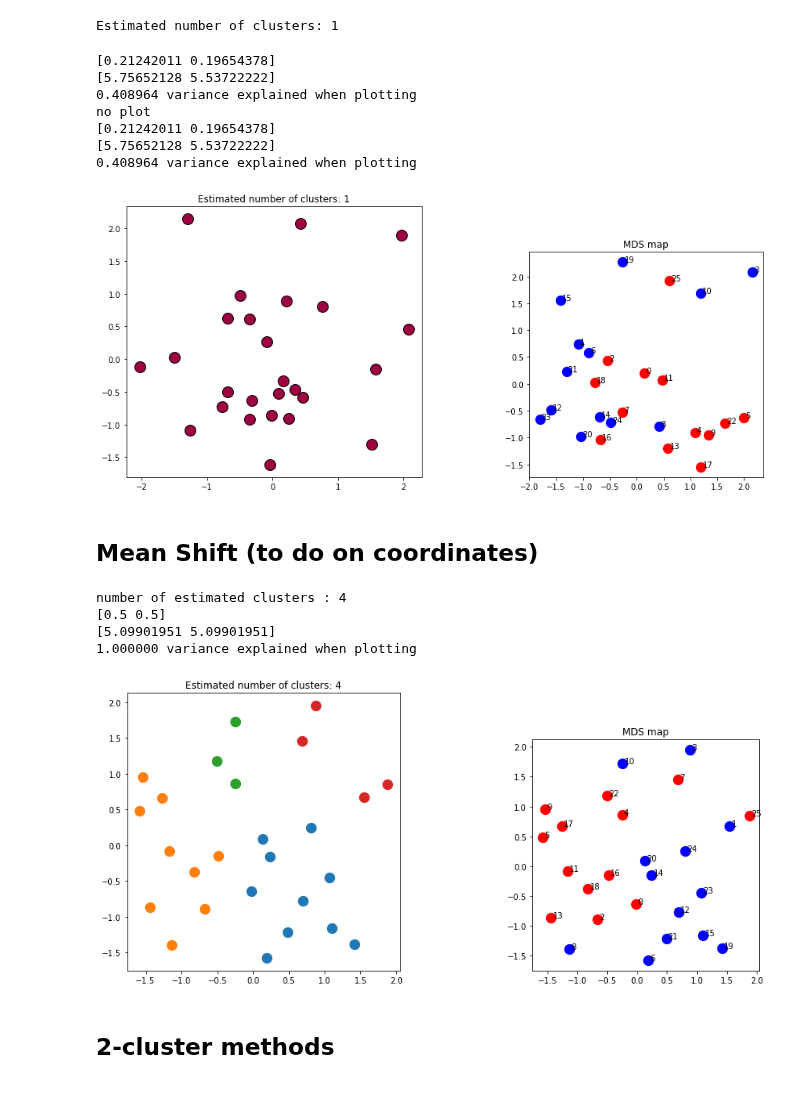
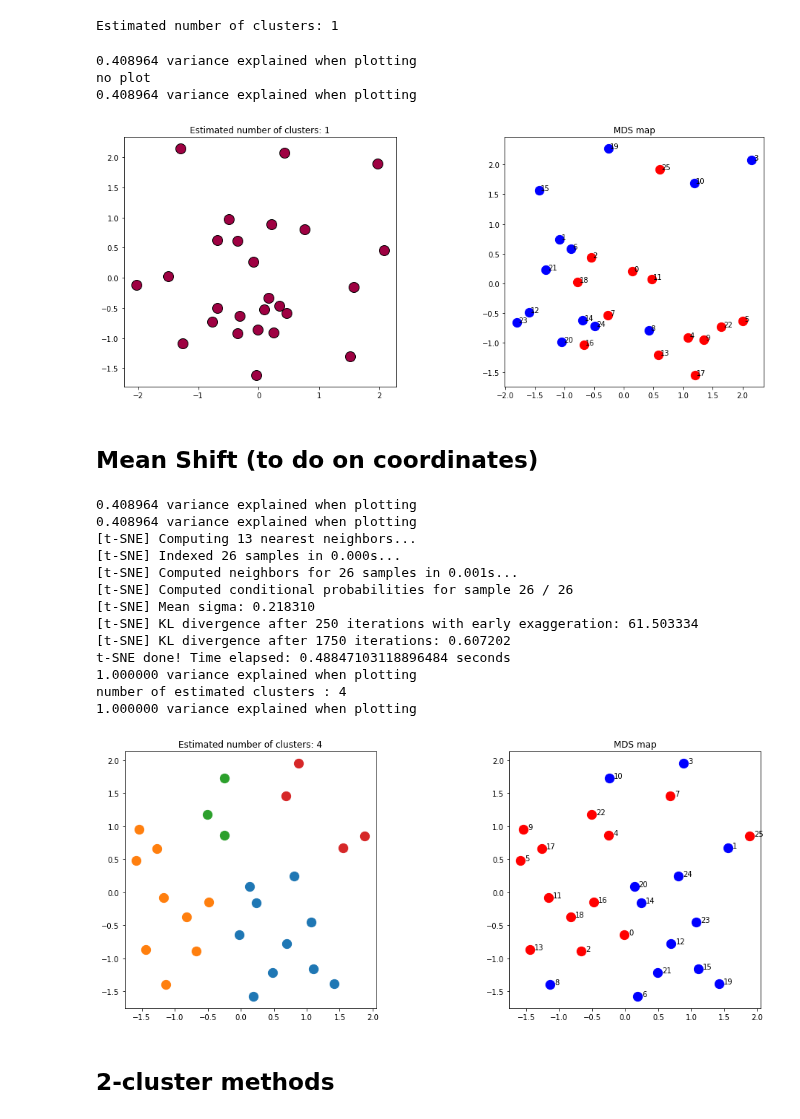
Before and after one commit to alexandremerasli/TFE, a Jupyter notebook: cluster_data.ipynb, the cells around one changed output. Saved outputs shown, nothing was run; the diff lists cells and outputs as text; code cells hidden in the pictures.

```diff
--- a/cluster_data.ipynb
+++ b/cluster_data.ipynb
@@ -646,14 +646,12 @@ def transformPoints(points):
     n_comp = 2 # 2D
     pca = PCA(n_components=n_comp)
     points = pca.fit_transform(points)
-    print(pca.explained_variance_ratio_)
-    print(pca.singular_values_)
     print("%f variance explained when plotting" %sum(pca.explained_variance_ratio_[:n_comp]))
     return points
 
 # Show MDS scaling
 def plotMdsPoints(points,projection=False):
-    ax = plt.axes([1.2,0,1,1])
+    ax = plt.axes([1.2,0,1.2,1.2])
     ax.set_aspect(aspect='equal')
     if (projection):
         points = transformPoints(points)
@@ -663,7 +661,7 @@ def plotMdsPoints(points,projection=False):
             color = 'blue'
         else:
             color = 'red'
-        ax.annotate(i,(points[i,0],points[i,1]),xytext=(points[i,0]+0.03,points[i,1]))
+        ax.annotate(i,(points[i,0],points[i,1]),xytext=(points[i,0]+0.07,points[i,1]))
 
     plt.scatter(points[narrative,0],points[narrative,1],color='red',s=150)
     plt.scatter(points[stimulus,0],points[stimulus,1],color='blue',s=150)
@@ -699,10 +695,16 @@ Stress of the method : 0.126838
 # %%
 from sklearn.manifold import TSNE
 import time
-time_start = time.time()
-tsne = TSNE(n_components=2, verbose=1, perplexity=4, n_iter=30000,metric="precomputed", init=transformPoints(points))
-points = tsne.fit_transform(matrix_dist)
-print('t-SNE done! Time elapsed: {} seconds'.format(time.time()-time_start))
-tsne_points = transformPoints(points)
-plotMdsPoints(tsne_points)
+def computeSNECoordinate(n_comp,init):
+    time_start = time.time()
+    tsne = TSNE(n_components=n_comp, verbose=1, perplexity=4, n_iter=30000,metric="precomputed", init=transformPoints(points))
+    tsne_points = tsne.fit_transform(matrix_dist)
+    print('t-SNE done! Time elapsed: {} seconds'.format(time.time()-time_start))
+    tsne_points = transformPoints(tsne_points)
+    return tsne_points
+
+points,stress = computeMDSCoordinate(mdsDim,matrix_dist,dissimilarity='precomputed',printStress=True)
+points_2D = transformPoints(points)
+points = computeSNECoordinate(2,points_2D)
+plotMdsPoints(points)
 # %% [output]
@@ -775,14 +775,10 @@ plt.title('Estimated number of clusters: %d' % n_clusters_)
 # Compare to ground truth
 plotMdsPoints(points,projection=True)
 # %% [output]
-[0.21242011 0.19654378]
-[5.75652128 5.53722222]
 0.408964 variance explained when plotting
 no plot
-[0.21242011 0.19654378]
-[5.75652128 5.53722222]
 0.408964 variance explained when plotting
-[figure, old version]
+[figure, new version]
 # %% [markdown]
 ## Mean Shift (to do on coordinates)
 # %%
@@ -790,6 +786,8 @@ from sklearn.cluster import MeanShift, estimate_bandwidth
 
 # Compute clustering with MeanShift
 points,stress = computeMDSCoordinate(mdsDim,matrix_dist) # Look only at 2 3 or 4D, then bad results
+points_2D = transformPoints(points)
+points = computeSNECoordinate(2,points_2D)
 
 # The following ban*dwidth can be automatically detected using
 bandwidth = estimate_bandwidth(points, quantile=0.2)
@@ -799,36 +797,45 @@ ms.fit(points)
 labels = ms.labels_
 cluster_centers = ms.cluster_centers_
 
 labels_unique = np.unique(labels)
 n_clusters_ = len(labels_unique)
 
 print("number of estimated clusters : %d" % n_clusters_)
 
 # Plot result
 from itertools import cycle
 
 ax = plt.axes([0,0,1.2,1.2])
 ax.set_aspect(aspect='equal')
 points = transformPoints(points)
 
 colors = cycle('bgrcmykbgrcmykbgrcmykbgrcmyk')
 for k, col in zip(range(n_clusters_), colors):
     my_members = labels == k
     cluster_center = cluster_centers[k]
     plt.scatter(points[my_members, 0], points[my_members, 1], s=150)
     #plt.plot(cluster_center[0], cluster_center[1], 'o', markerfacecolor=col,
     #         markeredgecolor='k', markersize=14)
 
     plt.title('Estimated number of clusters: %d' % n_clusters_)
 
 # Compare to ground truth
 plotMdsPoints(points)
 # %% [output]
+0.408964 variance explained when plotting
+0.408964 variance explained when plotting
+[t-SNE] Computing 13 nearest neighbors...
+[t-SNE] Indexed 26 samples in 0.000s...
+[t-SNE] Computed neighbors for 26 samples in 0.001s...
+[t-SNE] Computed conditional probabilities for sample 26 / 26
+[t-SNE] Mean sigma: 0.218310
+[t-SNE] KL divergence after 250 iterations with early exaggeration: 61.503334
+[t-SNE] KL divergence after 1750 iterations: 0.607202
+t-SNE done! Time elapsed: 0.48847103118896484 seconds
+1.000000 variance explained when plotting
 number of estimated clusters : 4
-[0.5 0.5]
-[5.09901951 5.09901951]
 1.000000 variance explained when plotting
-[figure, old version]
+[figure, new version]
 # %% [markdown]
 ## 2-cluster methods
 # %%
```
Also changed, not shown: parts of 7 cells of this notebook.
